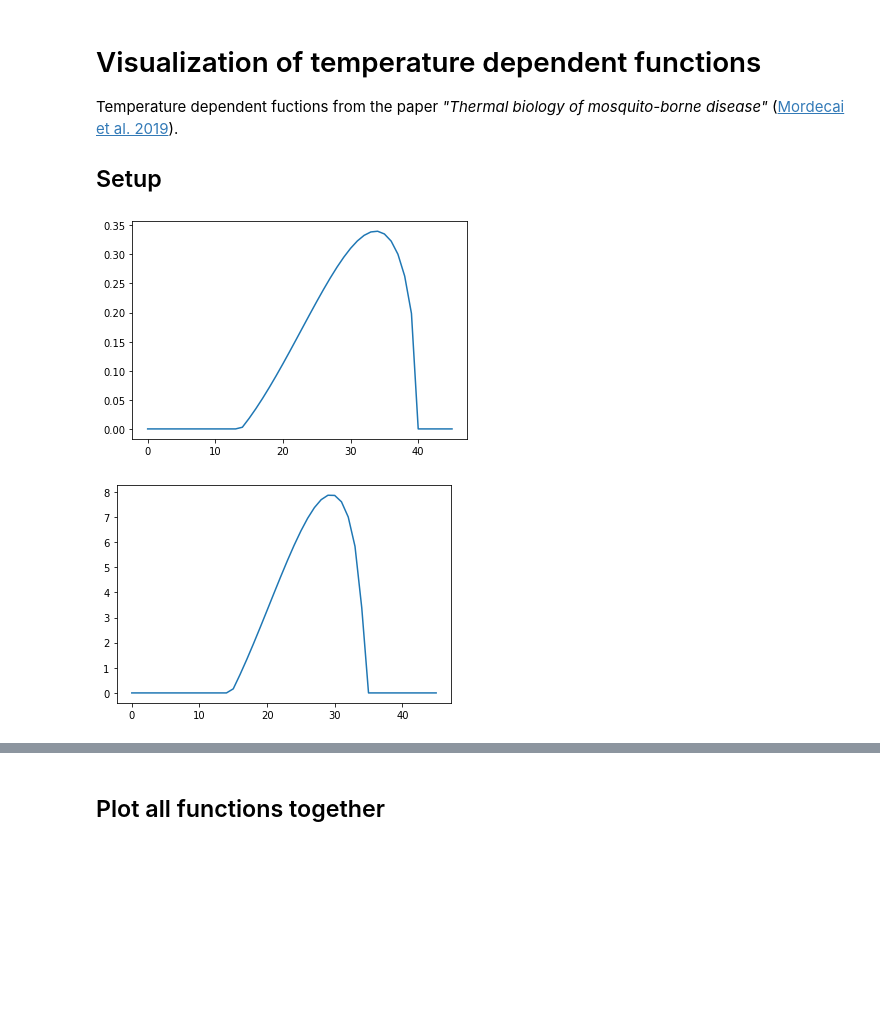
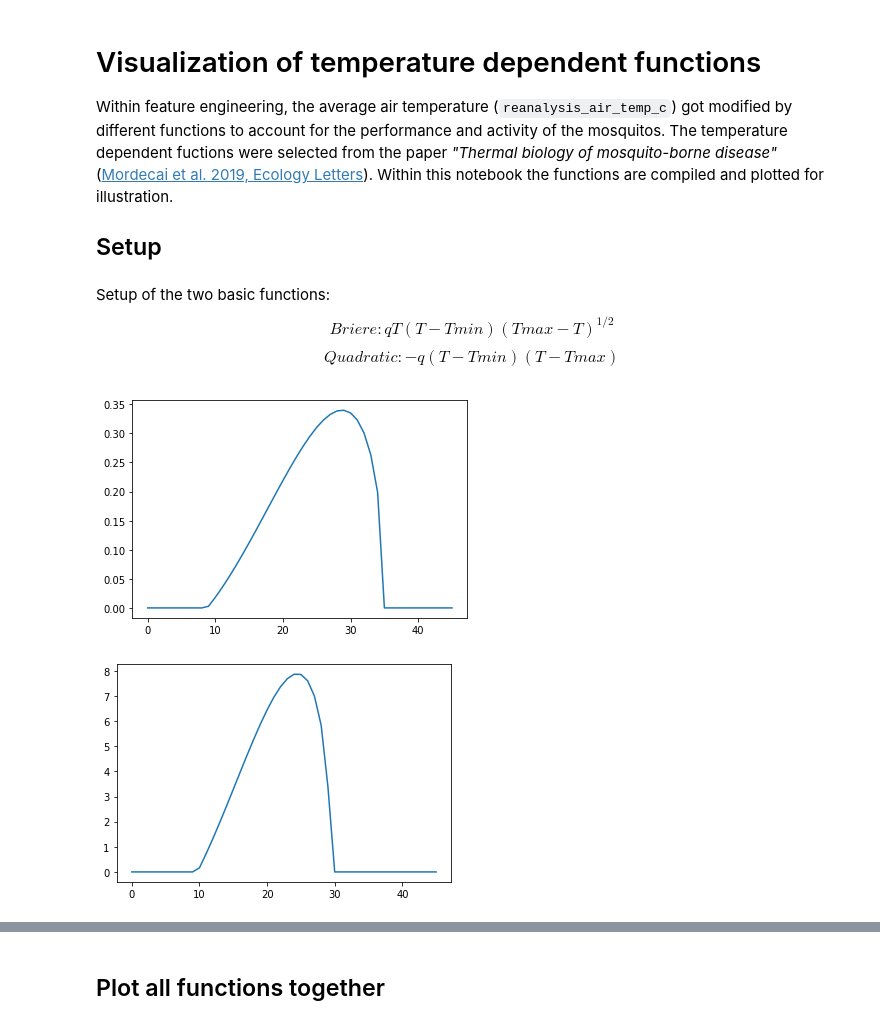
Before and after one commit to Octodon-D/DenguePred, a Jupyter notebook: visualization_temperature_functions.ipynb, the cells around one changed output, grey strips where cells are left out. Drawn from its saved outputs; the diff is of its cells as text; code cells hidden in the pictures; blank space fills up the shorter version.

```diff
--- a/visualization_temperature_functions.ipynb
+++ b/visualization_temperature_functions.ipynb
@@ -1,6 +1,6 @@
 # %% [markdown]
 # Visualization of temperature dependent functions
-Temperature dependent fuctions from the paper *"Thermal biology of mosquito-borne disease"* ([Mordecai et al. 2019](https://onlinelibrary.wiley.com/doi/full/10.1111/ele.13335)).
+Within feature engineering, the average air temperature (`reanalysis_air_temp_c`) got modified by different functions to account for the performance and activity of the mosquitos. The temperature dependent fuctions were selected from the paper *"Thermal biology of mosquito-borne disease"* ([Mordecai et al. 2019, Ecology Letters](https://onlinelibrary.wiley.com/doi/full/10.1111/ele.13335)). Within this notebook the functions are compiled and plotted for illustration.
 
 ## Setup
 # %%
@@ -14,6 +14,10 @@ import matplotlib.pyplot as plt
 
 import warnings
 warnings.filterwarnings('ignore')
+# %% [markdown]
+Setup of the two basic functions:
+$$Briere: q T(T-Tmin)(Tmax-T)^{1/2}$$
+$$Quadratic: -q(T-Tmin)(T-Tmax)$$
 # %%
 # briere function: q*T*[T-Tmin]*[Tmax-T]^(1/2)
 def briere_function(q, T, Tmin, Tmax):
@@ -23,22 +27,22 @@ def briere_function(q, T, Tmin, Tmax):
 def quadratic_function(q, T, Tmin, Tmax):
     return (-q*(T-Tmin)*(T-Tmax))
 # %%
-# get the biting rate for T from 0°C to 45°C for plotting
+# get the biting rate for T from 5°C to 50°C for plotting
 biting_rate=[]
-for i in range(0, 46):
+for i in range(5, 51):
     x = briere_function(q=(2.02*(10**(-4))), T=i, Tmin=13.8, Tmax=40.0)
     biting_rate.append(x)
 # replace negative values with 0
 biting_rate = pd.Series(biting_rate)
 biting_rate = biting_rate.clip(lower=0)
 # plot
 plt.plot(biting_rate);
 # %% [output]
-[figure, old version]
+[figure, new version]
 # %%
-# get the fecundity for T from 0°C to 45°C for plotting
+# get the fecundity for T from 5°C to 50°C for plotting
 fecundity =[]
-for i in range(0, 46):
+for i in range(5, 51):
     x = briere_function(q=(8.16*(10**(-3))), T=i, Tmin=14.7, Tmax=34.4)
     fecundity.append(x)
 # replace negative values with 0
@@ -47,4 +51,4 @@ fecundity = fecundity.clip(lower=0)
 # plot
 plt.plot(fecundity);
 # %% [output]
-[figure, old version]
+[figure, new version]
```
Also changed, not shown: parts of 9 cells of this notebook, 3 other files.
